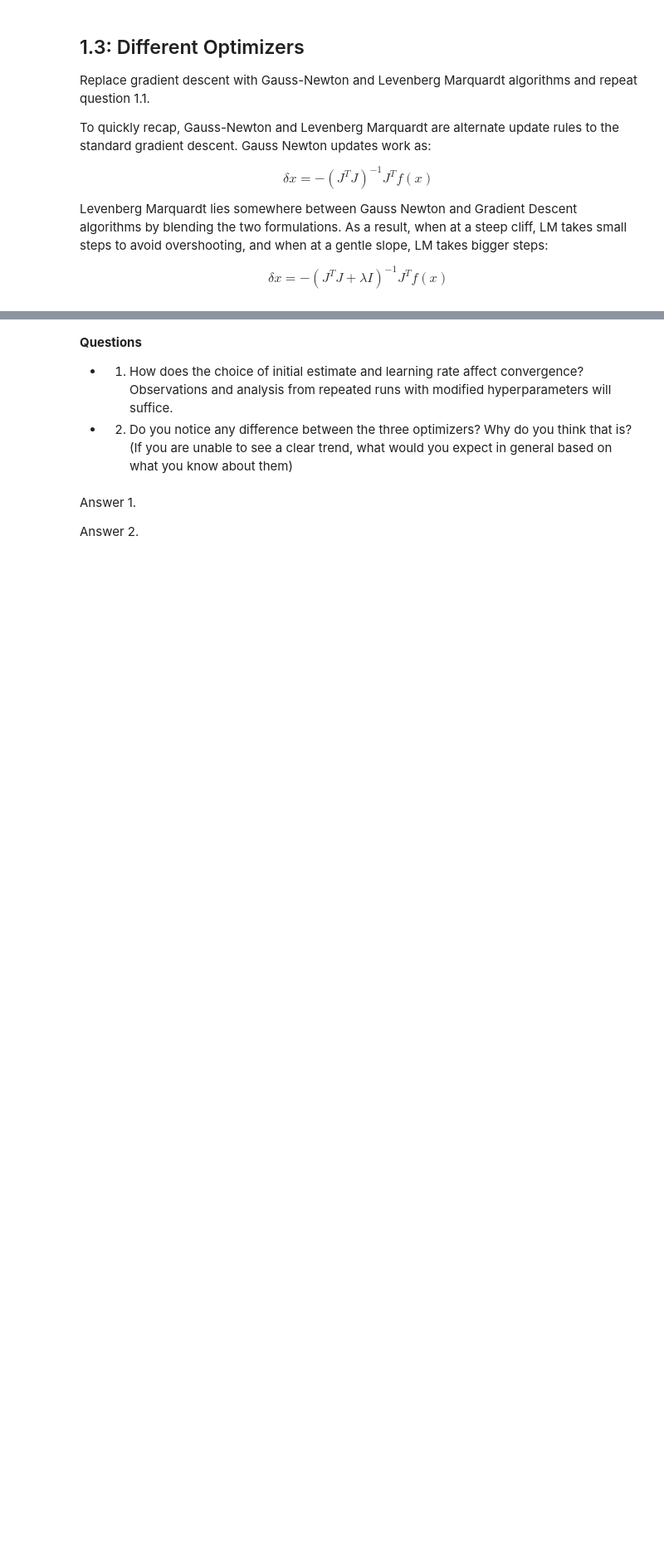
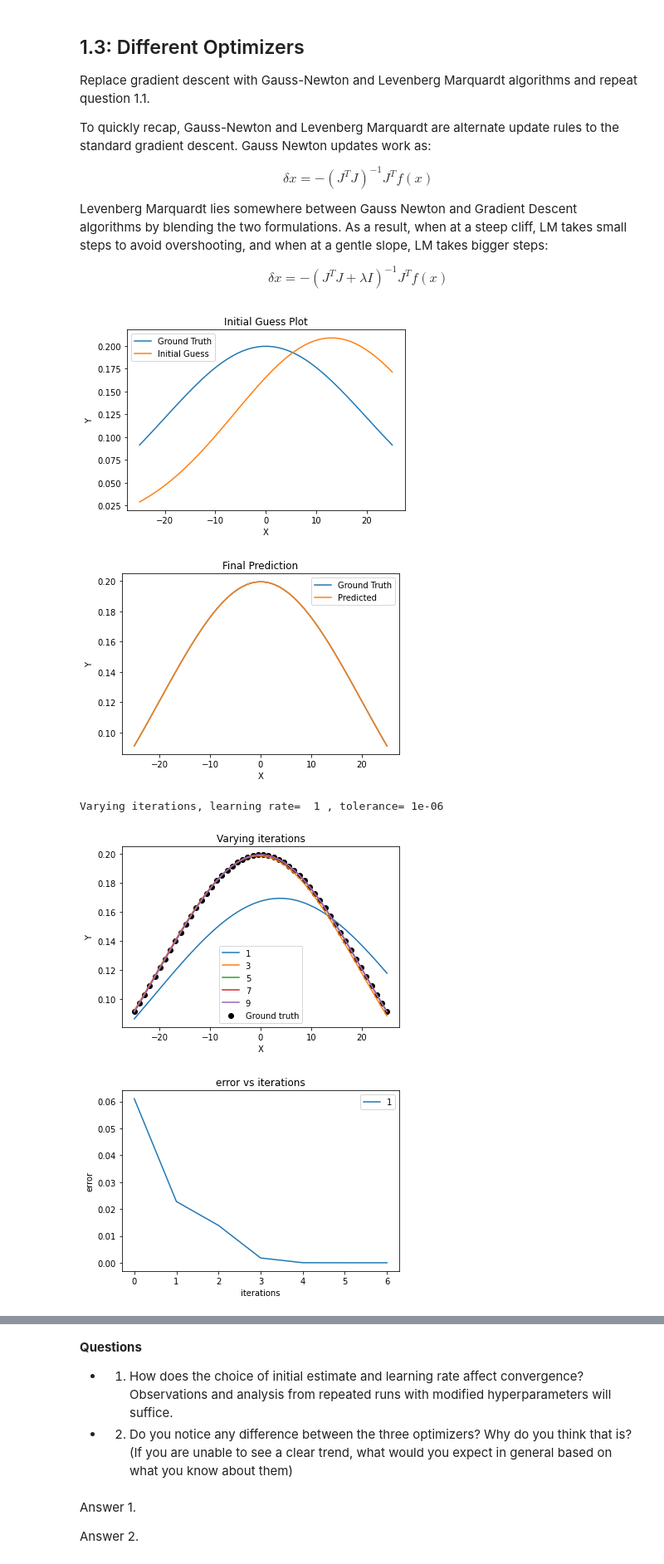
Before and after one commit to BhaskarJoshi-01/Mobile-Robotics---Monsoon-2021, a Jupyter notebook: Assignment-3/Assignment-3.ipynb, the cells around one changed output, grey strips where cells are left out. Shown at 83% size. Drawn from its saved outputs; the diff is of its cells as text; code cells hidden in the pictures; blank space fills up the shorter version.

```diff
--- a/Assignment-3/Assignment-3.ipynb
+++ b/Assignment-3/Assignment-3.ipynb
@@ -462,5 +493,11 @@ def LM(x_obs, y_obs, a, m, s, no_of_itr=no_of_itr, alpha=lmda, tolerance=toleran
 # %%
 simulate(gauss_newton,
          lr_list=None,
-         itr_list=np.linspace(1, 9, 10).astype(int),
-         tol_list=np.geomspace(1e-5, 3, 20))
+         itr_list=np.linspace(1, 9, 5).astype(int),
+         tol_list=np.geomspace(1e-5, 3, 5))
+# %% [output]
+[figure, added]
+[figure, added]
+Varying iterations, learning rate=  1 , tolerance= 1e-06
+[figure, added]
+[figure, added]
```
Also changed, not shown: parts of 12 cells of this notebook.
